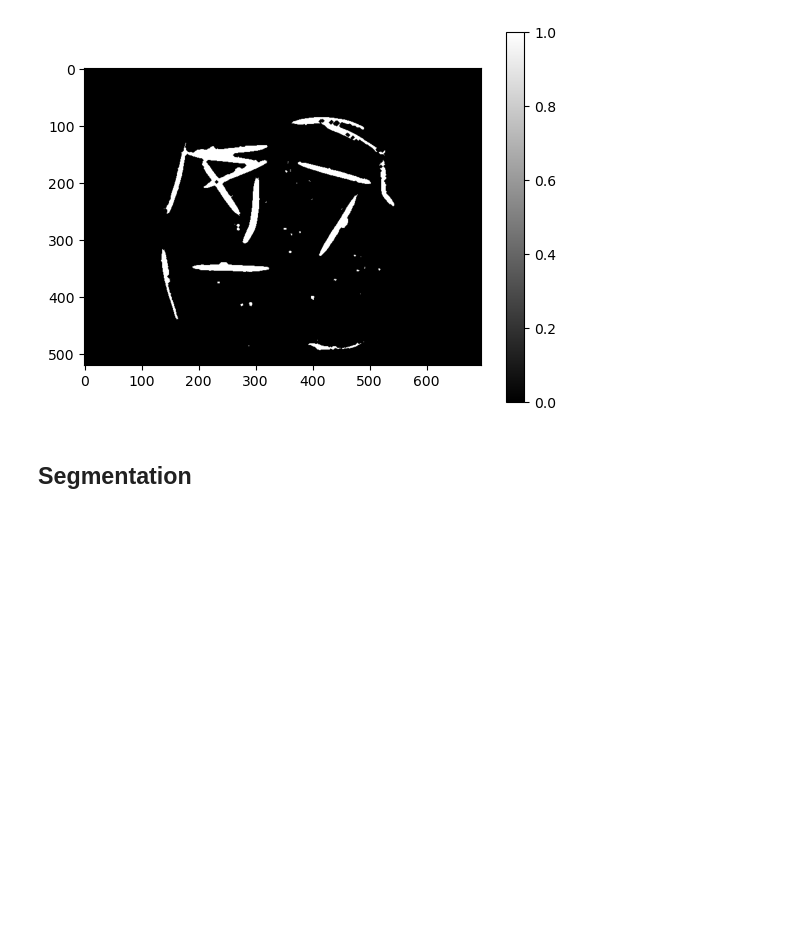
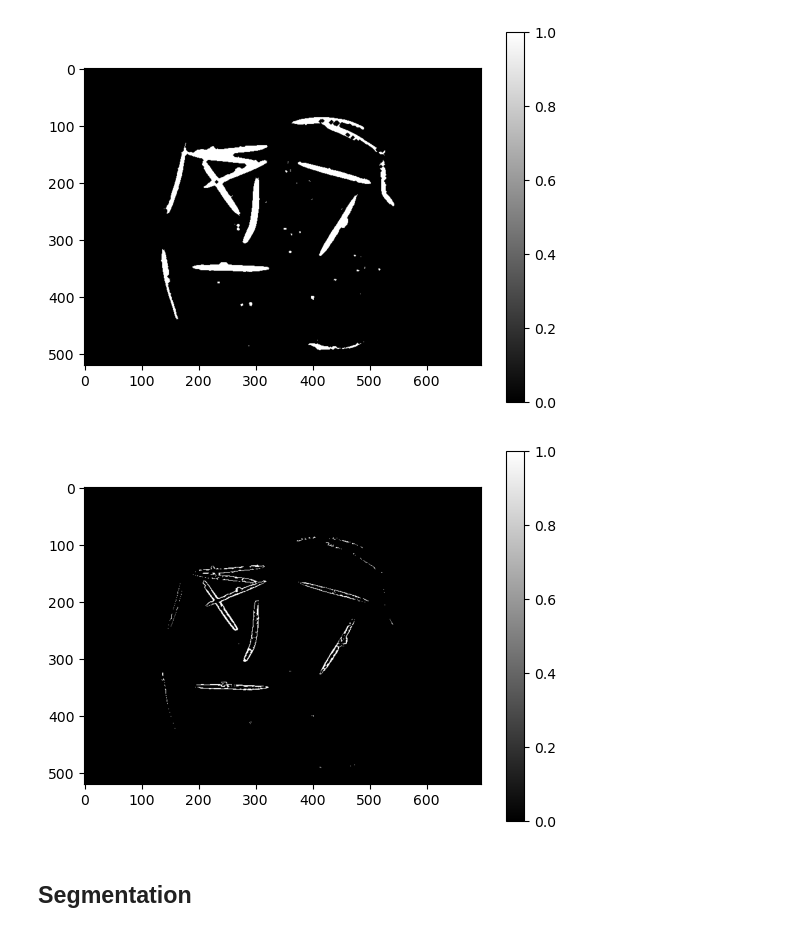
Before and after one commit to Lilian-GA/Nematode_status_assay, a Jupyter notebook: one_image_test.ipynb, the cells around one changed output. Saved outputs shown, nothing was run; the diff lists cells and outputs as text; code cells hidden in the pictures; blank space fills up the shorter version.

```diff
--- a/one_image_test.ipynb
+++ b/one_image_test.ipynb
@@ -263,6 +254,13 @@ plt.colorbar()
 plt.show()
 # %% [output]
 [figure]
+# %%
+close_nematods = multiple_erosions_and_dilataions(inside_contours>15,['e'])
+plt.imshow(close_nematods, cmap="gray")
+plt.colorbar()
+plt.show()
+# %% [output]
+[figure, added]
 # %% [markdown]
 ## Segmentation
 # %% [markdown]
```
Also changed, not shown: parts of 29 cells of this notebook.
